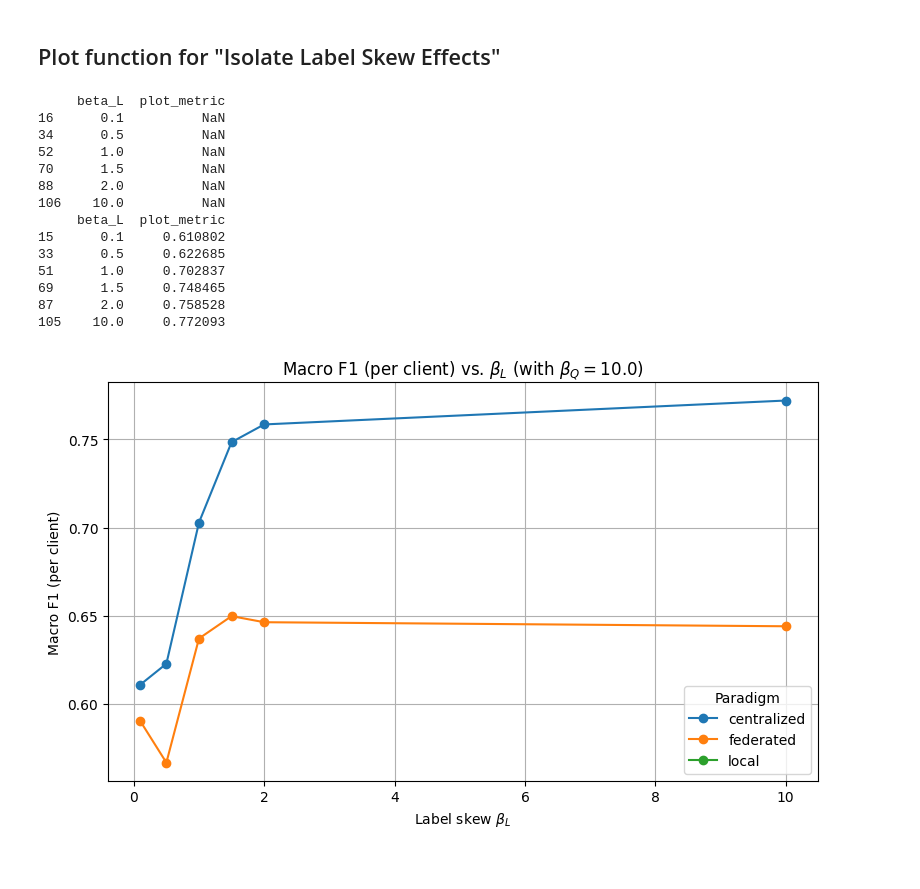
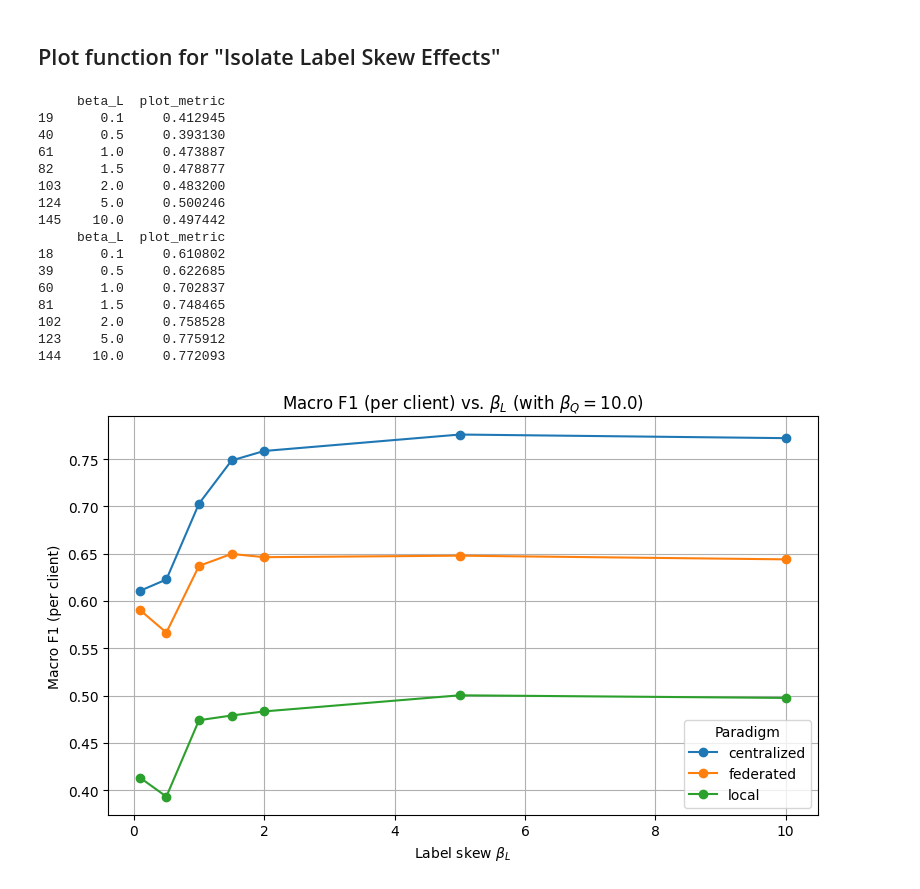
Before and after one commit to OskarJohnsen/Federated-dental-risk-vol2, a Jupyter notebook: src/fdrp/analysis/plot_docu.ipynb, the cells around one changed output. Drawn from its saved outputs; the diff is of its cells as text; code cells hidden in the pictures.

Commit message:
Beta Sweep all metrics

```diff
--- a/src/fdrp/analysis/plot_docu.ipynb
+++ b/src/fdrp/analysis/plot_docu.ipynb
@@ -109,22 +109,24 @@ def plot_label_skew_metric(
 
     plt.show()
 # %%
-csv_path = r"C:\Users\oskar\OneDrive\Desktop\4 Semester\Dataproject\Federated-dental-risk-vol2\federated-dental-risk-prediction\src\fdrp\analysis\Results\sweep_beta_summary_1.csv"
+csv_path = r"C:\Users\Oskar\Desktop\Dataproject\federated-dental-risk-vol2\src\fdrp\analysis\Results\sweep_beta_summary_1.csv"
 plot_label_skew_metric(csv_path, metric="f1_per_client_macro", beta_q=10.0)
 # %% [output]
      beta_L  plot_metric
-16      0.1          NaN
-34      0.5          NaN
-52      1.0          NaN
-70      1.5          NaN
-88      2.0          NaN
-106    10.0          NaN
+19      0.1     0.412945
+40      0.5     0.393130
+61      1.0     0.473887
+82      1.5     0.478877
+103     2.0     0.483200
+124     5.0     0.500246
+145    10.0     0.497442
      beta_L  plot_metric
-15      0.1     0.610802
-33      0.5     0.622685
-51      1.0     0.702837
-69      1.5     0.748465
-87      2.0     0.758528
-105    10.0     0.772093
+18      0.1     0.610802
+39      0.5     0.622685
+60      1.0     0.702837
+81      1.5     0.748465
+102     2.0     0.758528
+123     5.0     0.775912
+144    10.0     0.772093
-[figure, old version]
+[figure, new version]
 # %%
```
Also changed, not shown: parts of 2 cells of this notebook, 5 other files.
